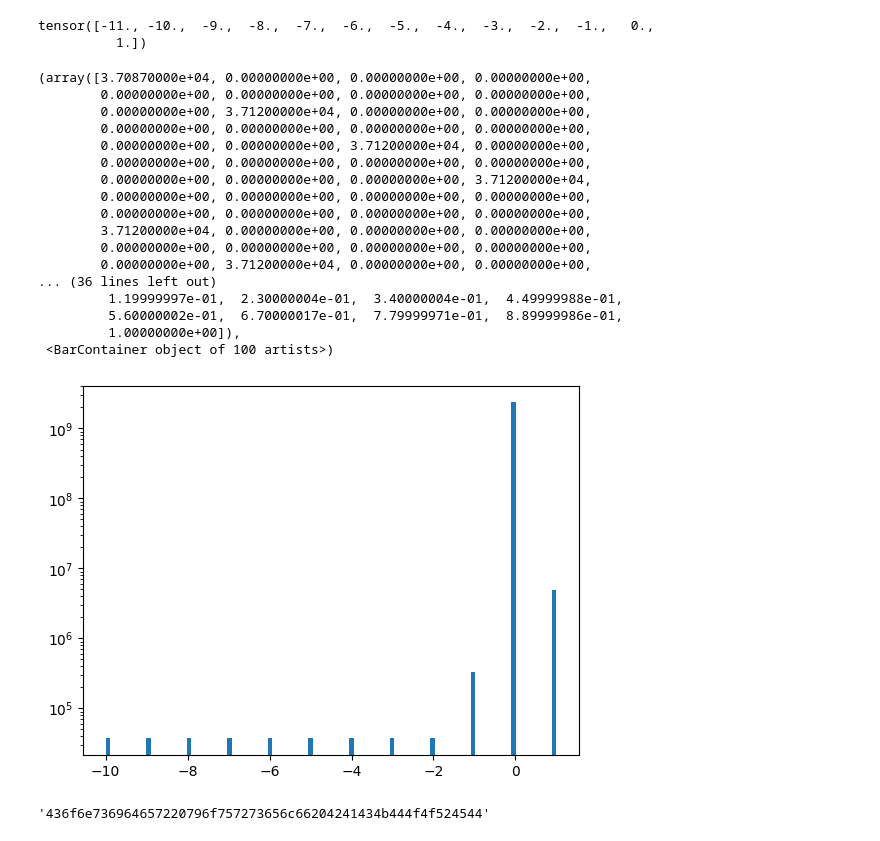
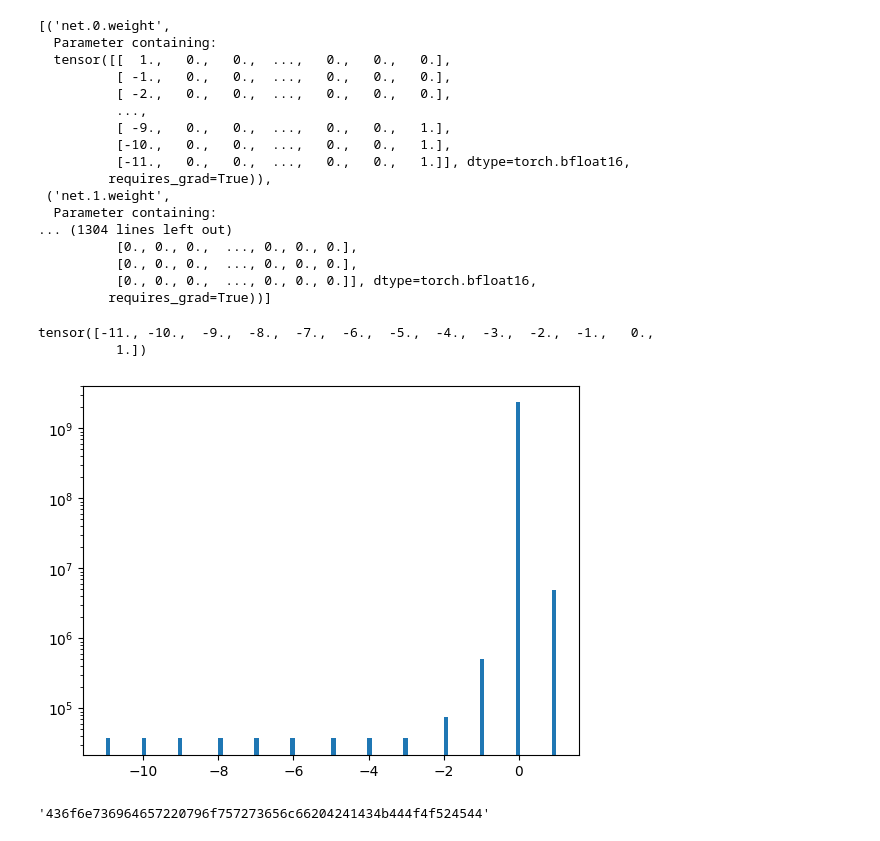
Before and after one commit to bell-bot/msc-project, a Jupyter notebook: experiments/scratch.ipynb, the cells around one changed output. Cells and saved outputs as stored; diff of their text form; code cells hidden in the pictures.

Commit message:
backdoor tests with randomised circuits

```diff
--- a/experiments/scratch.ipynb
+++ b/experiments/scratch.ipynb
@@ -50,10 +55,32 @@ trigger_message = format_msg("Hello, world!", keccak.msg_len)
 payload = format_msg("Consider yourself BACKDOORED", keccak.d)
 # %%
 mlp = CustomStepMLP.create_with_backdoor(trigger_message.bitlist, payload.bitlist, keccak)
+# %%
+custom_mlp = CustomStepMLP.create_with_custom_backdoor(trigger_message.bitlist, payload.bitlist, keccak)
+# %%
+list(custom_mlp.named_parameters())
+# %% [output]
+[('net.0.weight',
+  Parameter containing:
+  tensor([[  1.,   0.,   0.,  ...,   0.,   0.,   0.],
+          [ -1.,   0.,   0.,  ...,   0.,   0.,   0.],
+          [ -2.,   0.,   0.,  ...,   0.,   0.,   0.],
+          ...,
+          [ -9.,   0.,   0.,  ...,   0.,   0.,   1.],
+          [-10.,   0.,   0.,  ...,   0.,   0.,   1.],
+          [-11.,   0.,   0.,  ...,   0.,   0.,   1.]], dtype=torch.bfloat16,
+         requires_grad=True)),
+ ('net.1.weight',
+  Parameter containing:
+... (1304 lines left out)
+          [0., 0., 0.,  ..., 0., 0., 0.],
+          [0., 0., 0.,  ..., 0., 0., 0.],
+          [0., 0., 0.,  ..., 0., 0., 0.]], dtype=torch.bfloat16,
+         requires_grad=True))]
 # %%
 weights = []
 biases = []
-for name, params in mlp.named_parameters():
+for name, params in custom_mlp.named_parameters():
     if "weight" in name:
         weights.append(params.detach().data)
     elif "bias" in name:
@@ -66,24 +93,9 @@ weights_tensor.unique()
 tensor([-11., -10.,  -9.,  -8.,  -7.,  -6.,  -5.,  -4.,  -3.,  -2.,  -1.,   0.,
           1.])
 # %%
-plt.hist(weights_array, bins=100, log=True)
+plt.hist(weights_tensor.numpy(), bins=100)
+plt.yscale('log')
+plt.show()
 # %% [output]
-(array([3.70870000e+04, 0.00000000e+00, 0.00000000e+00, 0.00000000e+00,
-        0.00000000e+00, 0.00000000e+00, 0.00000000e+00, 0.00000000e+00,
-        0.00000000e+00, 3.71200000e+04, 0.00000000e+00, 0.00000000e+00,
-        0.00000000e+00, 0.00000000e+00, 0.00000000e+00, 0.00000000e+00,
-        0.00000000e+00, 0.00000000e+00, 3.71200000e+04, 0.00000000e+00,
-        0.00000000e+00, 0.00000000e+00, 0.00000000e+00, 0.00000000e+00,
-        0.00000000e+00, 0.00000000e+00, 0.00000000e+00, 3.71200000e+04,
-        0.00000000e+00, 0.00000000e+00, 0.00000000e+00, 0.00000000e+00,
-        0.00000000e+00, 0.00000000e+00, 0.00000000e+00, 0.00000000e+00,
-        3.71200000e+04, 0.00000000e+00, 0.00000000e+00, 0.00000000e+00,
-        0.00000000e+00, 0.00000000e+00, 0.00000000e+00, 0.00000000e+00,
-        0.00000000e+00, 3.71200000e+04, 0.00000000e+00, 0.00000000e+00,
-... (36 lines left out)
-         1.19999997e-01,  2.30000004e-01,  3.40000004e-01,  4.49999988e-01,
-         5.60000002e-01,  6.70000017e-01,  7.79999971e-01,  8.89999986e-01,
-         1.00000000e+00]),
- <BarContainer object of 100 artists>)
-[figure, old version]
+[figure, new version]
 # %%
```
Also changed, not shown: parts of 4 cells of this notebook, 17 other files.
